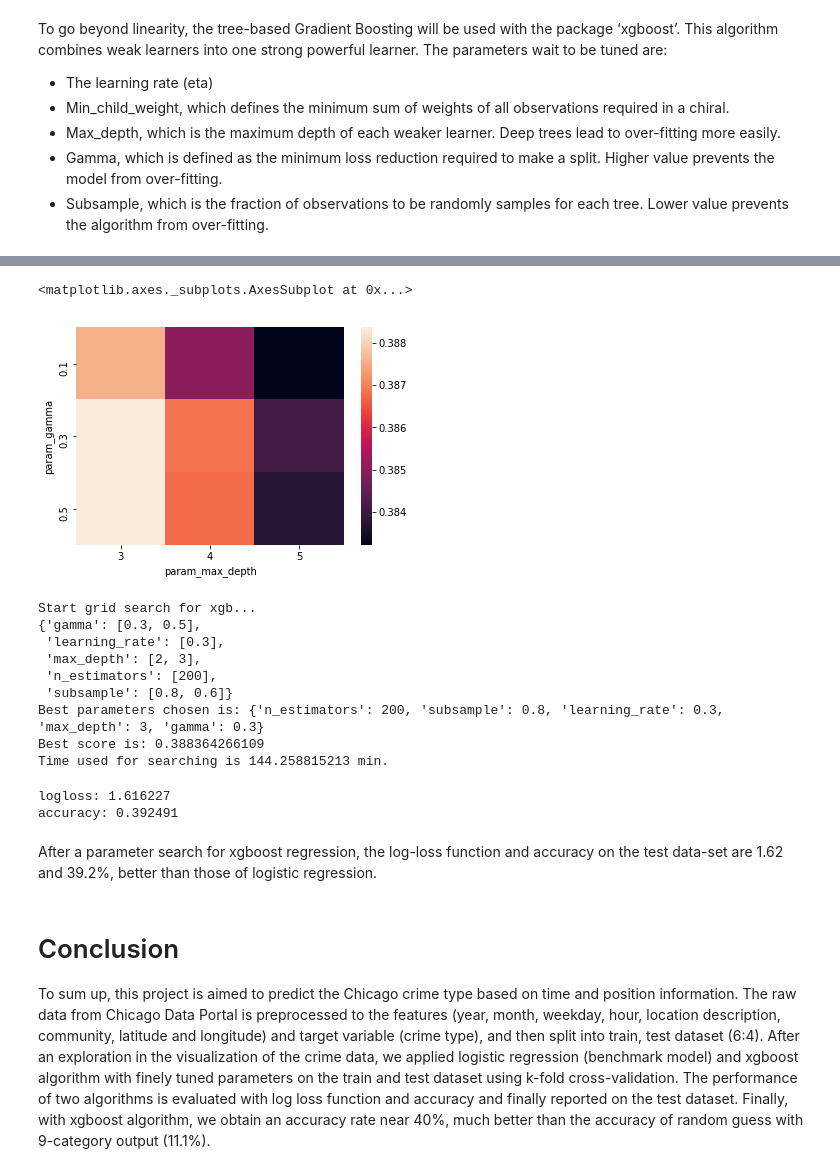
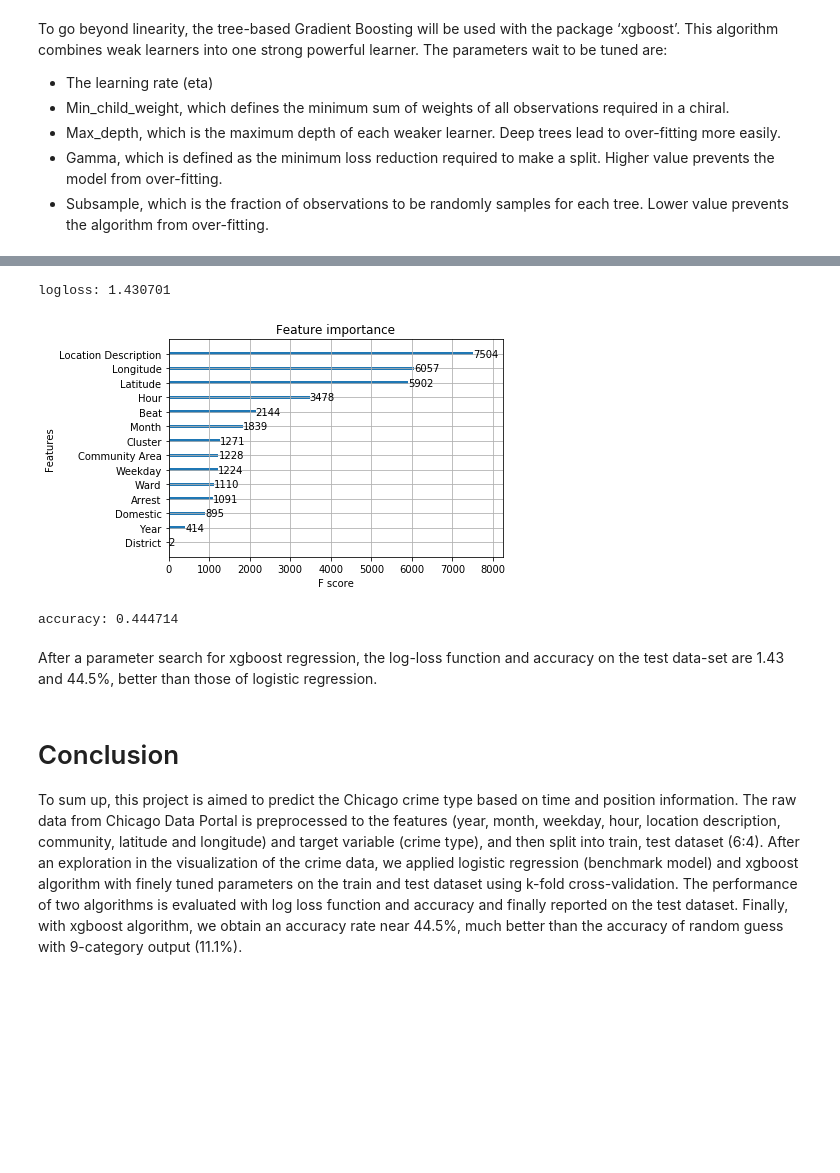
Before and after one commit to edging1218/Chicago_crimes, a Jupyter notebook: Chicago_crime.ipynb, the cells around one changed output, grey strips where cells are left out. Drawn from its saved outputs; the diff is of its cells as text; code cells hidden in the pictures; blank space fills up the shorter version.

Commit message:
finish report

```diff
--- a/Chicago_crime.ipynb
+++ b/Chicago_crime.ipynb
@@ -229,41 +232,17 @@ Time used for searching is 66.6732576529 min.
-# %%
-import pandas as pd
-import seaborn as sns
-sns.heatmap(res.pivot(index='param_gamma', columns='param_max_depth', values='mean_test_score'))
-# %% [output]
-<matplotlib.axes._subplots.AxesSubplot at 0x...>
-[figure, removed]
-# %%
-param_xgb = {'xgb_grid': {'max_depth': [2, 3],
-                          'gamma': [0.3, 0.5],
-                          'n_estimators': [200],
-                          'learning_rate': [0.3],
-                          'subsample':[0.8, 0.6]}}
-xgb = Model(crimes, 'xgb', param_xgb)
-res2 = xgb.grid_search_all('accuracy', 3)
-# %% [output]
-Start grid search for xgb...
-{'gamma': [0.3, 0.5],
- 'learning_rate': [0.3],
- 'max_depth': [2, 3],
- 'n_estimators': [200],
- 'subsample': [0.8, 0.6]}
-Best parameters chosen is: {'n_estimators': 200, 'subsample': 0.8, 'learning_rate': 0.3, 'max_depth': 3, 'gamma': 0.3}
-Best score is: 0.388364266109
-Time used for searching is 144.258815213 min.
-# %%
-xgb.param = {'learning_rate': 0.3,
-             'max_depth': 3,
-             'gamma': 0.3,
-             'n_estimators': 200,
-             'learning_rate': 0.3}
-res = xgb.run_all(True)
-res = xgb.run_all()
-# %% [output]
-logloss: 1.616227
-accuracy: 0.392491
+# %%
+param_xgb = {'xgb': {'learning_rate': 0.1,
+             'max_depth': 4,
+             'gamma': 1,
+             'n_estimators': 650,
+             'subsample': 1}}
+xgb = Model(crimes, 'xgb', param_xgb)
+res = xgb.run_all()
+# %% [output]
+logloss: 1.430701
+[figure, added]
+accuracy: 0.444714
 # %% [markdown]
-After a parameter search for xgboost regression, the log-loss function and accuracy on the test data-set are 1.62 and 39.2%, better than those of logistic regression.
+After a parameter search for xgboost regression, the log-loss function and accuracy on the test data-set are 1.43 and 44.5%, better than those of logistic regression.
 # %% [markdown]
 # Conclusion
-To sum up, this project is aimed to predict the Chicago crime type based on time and position information. The raw data from Chicago Data Portal is preprocessed to the features (year, month, weekday, hour, location description, community, latitude and longitude) and target variable (crime type), and then split into train, test dataset (6:4). After an exploration in the visualization of the crime data, we applied logistic regression (benchmark model) and xgboost algorithm with finely tuned parameters on the train and test dataset using k-fold cross-validation. The performance of two algorithms is evaluated with log loss function and accuracy and finally reported on the test dataset. Finally, with xgboost algorithm, we obtain an accuracy rate near 40%, much better than the accuracy of random guess with 9-category output (11.1%).
+To sum up, this project is aimed to predict the Chicago crime type based on time and position information. The raw data from Chicago Data Portal is preprocessed to the features (year, month, weekday, hour, location description, community, latitude and longitude) and target variable (crime type), and then split into train, test dataset (6:4). After an exploration in the visualization of the crime data, we applied logistic regression (benchmark model) and xgboost algorithm with finely tuned parameters on the train and test dataset using k-fold cross-validation. The performance of two algorithms is evaluated with log loss function and accuracy and finally reported on the test dataset. Finally, with xgboost algorithm, we obtain an accuracy rate near 44.5%, much better than the accuracy of random guess with 9-category output (11.1%).
```
Also changed, not shown: parts of 8 cells of this notebook, 17 other files.
